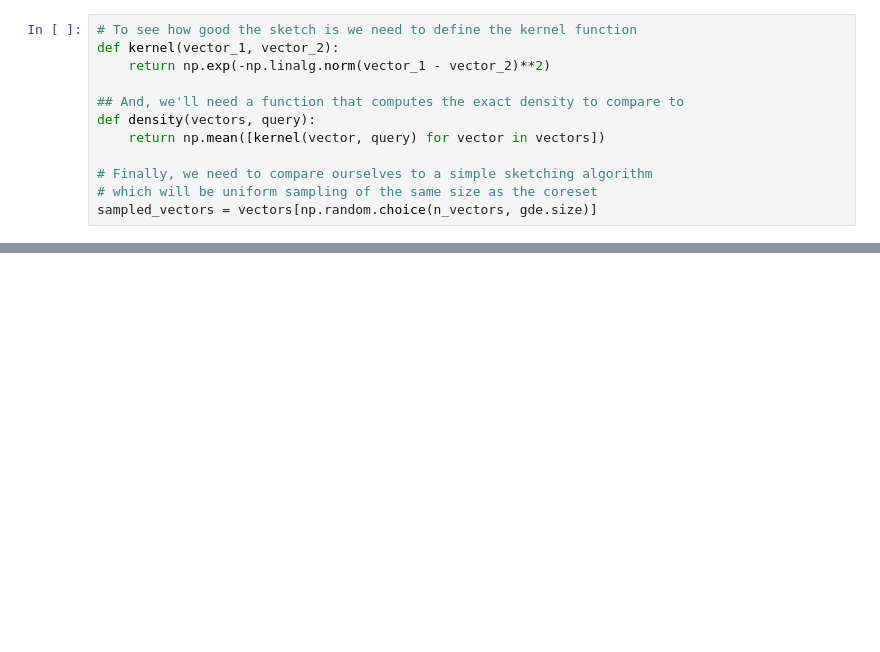
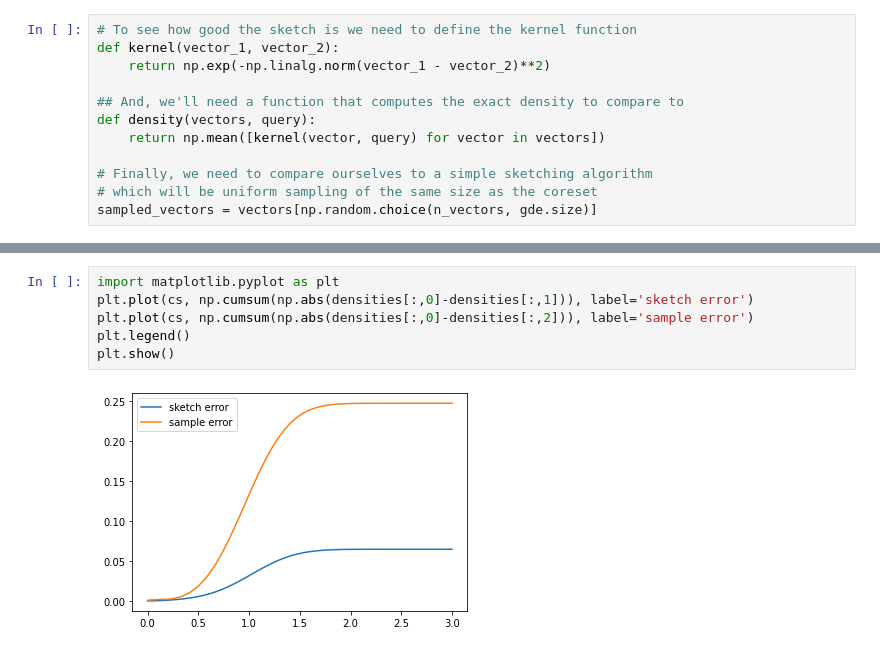
Before and after one commit to edoliberty/streaming-quantiles, a Jupyter notebook: gde_example_usage.ipynb, the cells around one changed output, grey strips where cells are left out. Drawn from its saved outputs; the diff is of its cells as text; blank space fills up the shorter version.

```diff
--- a/gde_example_usage.ipynb
+++ b/gde_example_usage.ipynb
@@ -57,0 +58,8 @@ plt.show()
+# %%
+import matplotlib.pyplot as plt
+plt.plot(cs, np.cumsum(np.abs(densities[:,0]-densities[:,1])), label='sketch error')
+plt.plot(cs, np.cumsum(np.abs(densities[:,0]-densities[:,2])), label='sample error')
+plt.legend()
+plt.show()
+# %% [output]
+[figure, added]
```
Also changed, not shown: parts of 3 cells of this notebook, 1 other file.
